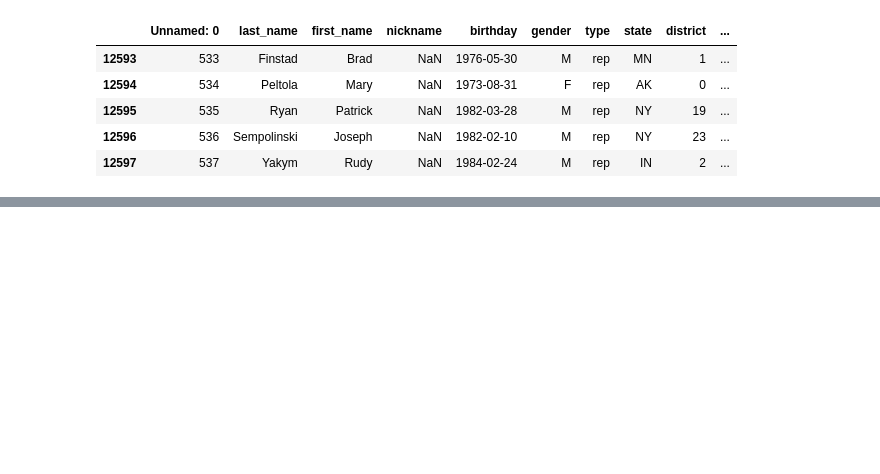
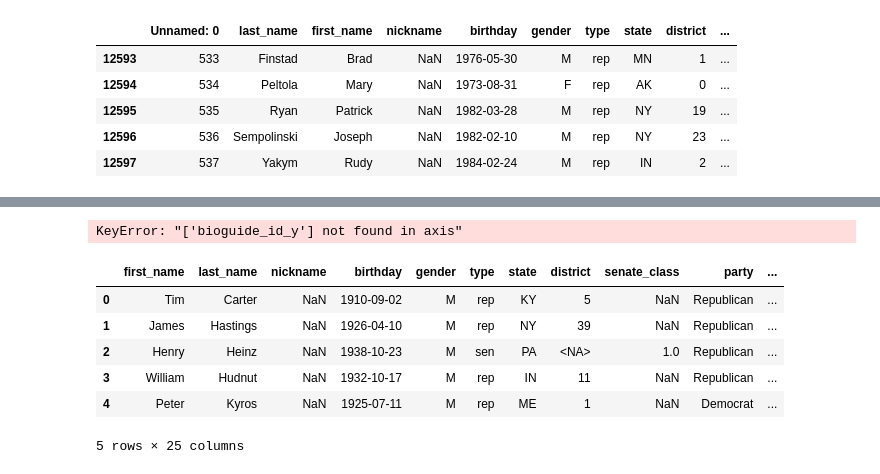
Before and after one commit to hhuntz/congressional_networks, a Jupyter notebook: network_analysis.ipynb, the cells around one changed output, grey strips where cells are left out. Drawn from its saved outputs; the diff is of its cells as text; code cells hidden in the pictures; blank space fills up the shorter version.

```diff
--- a/network_analysis.ipynb
+++ b/network_analysis.ipynb
@@ -144,0 +120,11 @@ df.sort_values('', ascending = False).head(10)
+# %%
+# load moc job info
+with open('data/moc_info.json') as f:
+    j = json.loads(f.read())
+moc_info = pd.DataFrame.from_dict(j, orient = 'index')
+moc_info = moc_info.drop(['usCongressBioId', 'familyName', 'givenName', 'middleName',
+       'honorificPrefix', 'unaccentedFamilyName', 'unaccentedGivenName',
+       'unaccentedMiddleName', 'birthDate', 'birthCirca', 'deathDate',
+       'deathCirca', 'image', 'profileText', 'relationship', 'creativeWork',
+        'researchRecord', 'honorificSuffix', 'nickName', 'deleted'], axis = 1)
+moc_info.head()
@@ -144,0 +138,59 @@ df.sort_values('', ascending = False).head(10)
+# %%
+# add congress # info for each MOC
+
+# get list of congresses per MOC
+congresses = []
+for i in range(len(moc_info)):
+    congress_list = []
+    #jobs = json.loads(moc_info.iloc[i]['jobPositions'])
+    jobs = moc_info.iloc[i]['jobPositions']
+    for job in jobs:
+        # avoid errors from non-congress jobs (like SCOTUS)
+        try:
+            congress_list.append(job['congressAffiliation']['congress']['congressNumber'])
+        except:
+            pass
+    congresses.append(congress_list)
+moc_info['congresses'] = congresses
+moc_info = moc_info.drop(['jobPositions'], axis = 1)
+
+# get avg congress per MOC
+moc_info['avg_congress'] = [np.mean(lst) for lst in moc_info.congresses]
+
+# add cols to df
+moc_info['bioguide_id'] = moc_info.index
+df = df.merge(moc_info, how = 'left', on = 'bioguide_id')
+
+df.head()
+# %% [output]
+KeyError: "['bioguide_id_y'] not found in axis"
+# %%
+# final cleaning
+df = df[df.party.isin(['Democrat', 'Republican'])]
+df = df[['first_name', 'last_name', 'nickname', 'birthday', 'gender', 'type',
+       'state', 'district', 'senate_class', 'party', 'bioguide_id',
+       'thomas_id', 'same_party_edges', 'total_edge_weight',
+       'bipartisan_cosponsorship_score', 'pagerank', 'clustering',
+       'centrality', 'closeness', 'betweenness','congresses', 'avg_congress']]
+df['birthdate'] = pd.to_datetime(df.birthday)
+df['birthyear'] = df.birthday.dt.year
+df['congresses'] = df['congresses'].astype('str')
+
+# current congress is 117; 111 started 2009
+# 1244 True, ~50%
+df['since_111'] = df.congresses.str.contains('11')
+
+# gender already exists, but it's notable that of 318 women
+# 89 are Republicans
+# print(len(df[df.gender == 'F']))
+# print(len(df[(df.gender == 'F') & (df.party == 'Republican')]))
+
+df.head()
+# %% [output]
+|  | first_name | last_name | nickname | birthday | gender | type | state | district | senate_class | party | ... |
+| 0 | Tim | Carter | NaN | 1910-09-02 | M | rep | KY | 5 | NaN | Republican | ... |
+| 1 | James | Hastings | NaN | 1926-04-10 | M | rep | NY | 39 | NaN | Republican | ... |
+| 2 | Henry | Heinz | NaN | 1938-10-23 | M | sen | PA | <NA> | 1.0 | Republican | ... |
+| 3 | William | Hudnut | NaN | 1932-10-17 | M | rep | IN | 11 | NaN | Republican | ... |
+| 4 | Peter | Kyros | NaN | 1925-07-11 | M | rep | ME | 1 | NaN | Democrat | ... |
+5 rows × 25 columns
```
Also changed, not shown: parts of 14 cells of this notebook, 2 other files.
